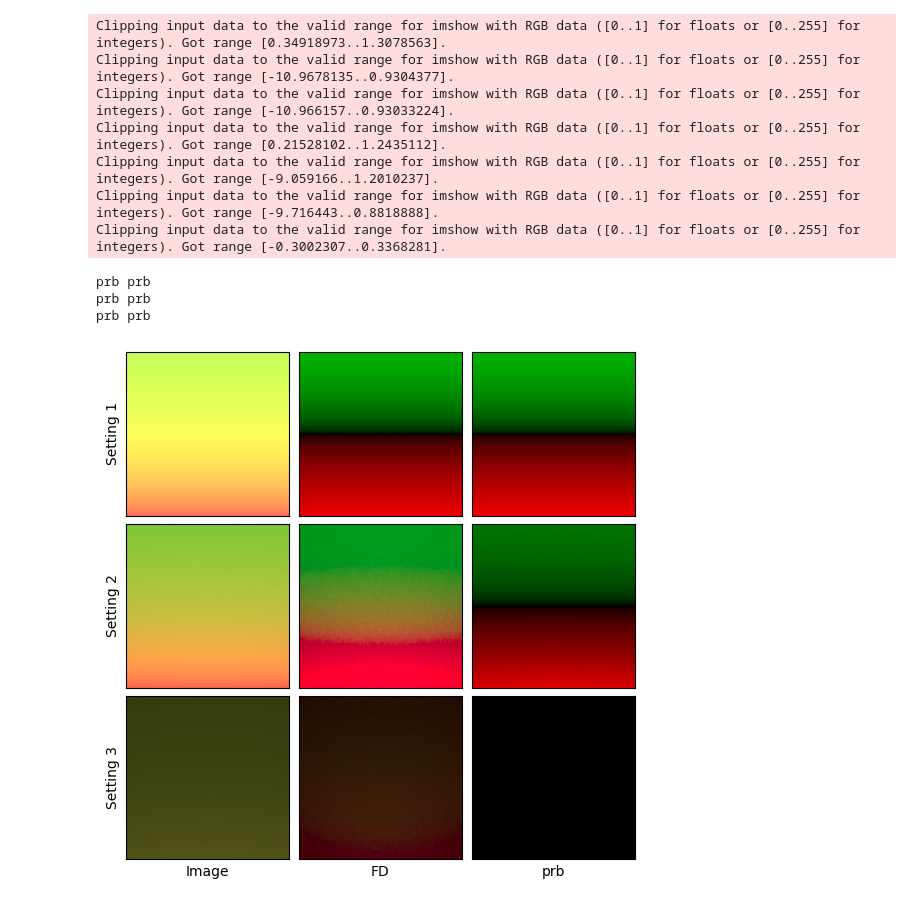
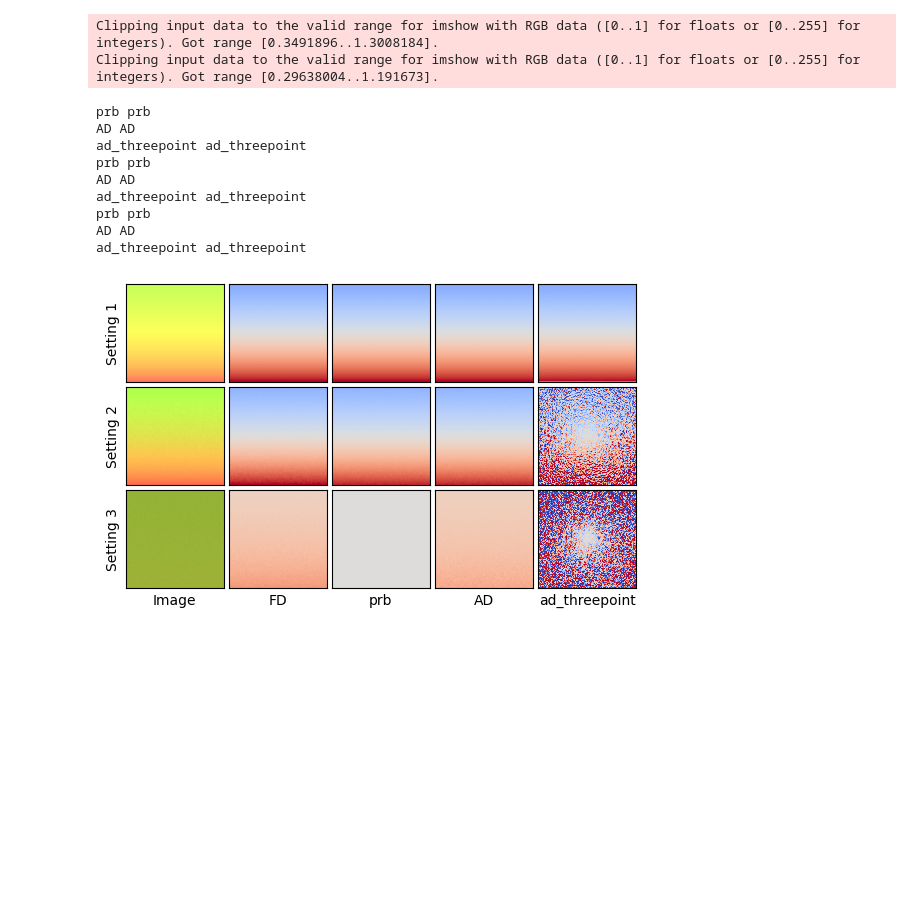
Before and after one commit to mworchel/mitsuba-missing-term, a Jupyter notebook: case_1_indirect_from_spatially_varying_emitter.ipynb, the cells around one changed output. Saved outputs shown, nothing was run; the diff lists cells and outputs as text; code cells hidden in the pictures; blank space fills up the shorter version.

Commit message:
Added three point form. Contains noise after first hit. Similar to reparam?!?

```diff
--- a/case_1_indirect_from_spatially_varying_emitter.ipynb
+++ b/case_1_indirect_from_spatially_varying_emitter.ipynb
@@ -19,7 +21,8 @@ class Setting(Enum):
     IndirectIllumination = 3
 # %%
 def create_scene(setting: Setting, integrator: str):
-    texture = create_gradient_image(32, 32, color_1=[1, 0, 0], color_2=[0, 1, 0])
+    texture = create_gradient_image(128, 128, color_1=[1, 0, 0], color_2=[0, 1, 0])
+    # texture = np.vstack([texture,texture,texture,texture,texture,texture,texture,texture,texture,texture])
     texture[:, :, 2] = 0.05
 
     scene_dict = {
@@ -43,9 +46,9 @@ def create_scene(setting: Setting, integrator: str):
                 "rfilter": { "type": "gaussian" },
                 "width": 128,
                 "height": 128,
-                "sample_border": True,
+                "sample_border": False,
             },
-            "sampler": { "type": "independent", "sample_count": 512, },
+            "sampler": { "type": "independent", "sample_count": 23**2, },
         },
 
         "surface_1": {
@@ -63,7 +66,7 @@ def create_scene(setting: Setting, integrator: str):
                 origin = [0, -2, -1],
                 target = [0, 0,  -1],
                 up=[0, 0, 1]
-            ).scale(0.75),
+            ).scale(10),
             "emitter": {
                 "type": "area",
                 "radiance": {
@@ -90,7 +93,7 @@ def create_scene(setting: Setting, integrator: str):
         }
         scene_dict["surface_2"]["emitter"]["radiance"] = {
             'type': 'rgb',
-            'value': 10.0,
+            'value': 2.0,
         }
 
     return scene_dict
@@ -129,7 +149,7 @@ def generate_data(integrators: List[str], settings: List[Setting]):
         data[setting] = []
 
         for integrator in tqdm(integrators, leave=False):
-            scene = mi.load_dict(create_scene(setting, integrator=integrator))
+            scene = mi.load_dict(create_scene(setting, integrator=integrator.lower()))
 
             params   = mi.traverse(scene)
             original = mi.Transform4f(params['surface_1.to_world'])
@@ -139,10 +159,10 @@ def generate_data(integrators: List[str], settings: List[Setting]):
 
             # Compute gradients
             render_with_offset = lambda x: mi.render(scene, params=apply_transform(params, original, x), seed=0)
-            grad_fd = compute_gradient_finite_differences(render_with_offset, 0., h=0.01)
+            grad_fd = compute_gradient_finite_differences(render_with_offset, 0., h=0.001)
             grad_fw = compute_gradient_forward(render_with_offset, 0.)
 
-            data[setting].append((integrator, img, grad_fd, grad_fw))
+            data[setting].append((integrator, img, grad_fd[...,0], grad_fw[...,0]))
 
     return data
 
@@ -155,7 +175,7 @@ def generate_figure(integrators: List[str], settings: List[Setting], data: dict,
     aspect       = (n_rows / n_cols)
     fig = plt.figure(1, figsize=(figure_width, aspect * figure_width), constrained_layout=False)
     gs  = fig.add_gridspec(n_rows, n_cols, wspace=0.05, hspace=0.05)
-
+    r = None
     for i, setting in enumerate(settings):
         setting_data = data[setting]
         for j, integrator in enumerate(integrators):
@@ -169,7 +189,12 @@ def generate_figure(integrators: List[str], settings: List[Setting], data: dict,
 
                 # Show FD of reference primal image
                 ax_fd = fig.add_subplot(gs[i, j + 1])
-                ax_fd.imshow(mi.Bitmap(setting_data[j][2]).convert(srgb_gamma=True))
+                # if r is None:
+                r = np.quantile(np.abs(setting_data[j][2]), 0.99)
+                if i == 2:
+                    r = np.quantile(np.abs(setting_data[j][2]), 0.99)*2
+                #r = np.maximum(r, 1)
+                ax_fd.imshow(setting_data[j][2], cmap='coolwarm', vmin=-r, vmax=r)
                 disable_ticks(ax_fd)
 
                 if i == len(settings) - 1:
@@ -180,7 +205,7 @@ def generate_figure(integrators: List[str], settings: List[Setting], data: dict,
 
             # Show forward-mode gradient
             ax_fw = fig.add_subplot(gs[i, j + 2])
-            ax_fw.imshow(mi.Bitmap(setting_data[j][3]).convert(srgb_gamma=True))
+            ax_fw.imshow(setting_data[j][3], cmap='coolwarm', vmin=-r, vmax=r)
             disable_ticks(ax_fw)
 
             if i == len(settings) - 1:
@@ -192,21 +217,23 @@ def generate_figure(integrators: List[str], settings: List[Setting], data: dict,
     output_dir.mkdir(exist_ok=True, parents=True)
     fig.savefig(output_path, facecolor='white', bbox_inches='tight')
 # %%
-integrators = ["prb"] # , "prb_projective"
+integrators = ["prb" , "prb_projective", "AD", "ad_threepoint" ]
+integrators = ["prb", "AD", "ad_threepoint" ]
 settings    = [Setting.Direct, Setting.VaryingBRDF, Setting.IndirectIllumination] # First two settings succeed with prb_reparam
 
 data = generate_data(integrators, settings)
 generate_figure(integrators, settings, data, Path("output/case_1.pdf"))
 # %% [output]
-Clipping input data to the valid range for imshow with RGB data ([0..1] for floats or [0..255] for integers). Got range [0.34918973..1.3078563].
-Clipping input data to the valid range for imshow with RGB data ([0..1] for floats or [0..255] for integers). Got range [-10.9678135..0.9304377].
-Clipping input data to the valid range for imshow with RGB data ([0..1] for floats or [0..255] for integers). Got range [-10.966157..0.93033224].
-Clipping input data to the valid range for imshow with RGB data ([0..1] for floats or [0..255] for integers). Got range [0.21528102..1.2435112].
-Clipping input data to the valid range for imshow with RGB data ([0..1] for floats or [0..255] for integers). Got range [-9.059166..1.2010237].
-Clipping input data to the valid range for imshow with RGB data ([0..1] for floats or [0..255] for integers). Got range [-9.716443..0.8818888].
-Clipping input data to the valid range for imshow with RGB data ([0..1] for floats or [0..255] for integers). Got range [-0.3002307..0.3368281].
+Clipping input data to the valid range for imshow with RGB data ([0..1] for floats or [0..255] for integers). Got range [0.3491896..1.3008184].
+Clipping input data to the valid range for imshow with RGB data ([0..1] for floats or [0..255] for integers). Got range [0.29638004..1.191673].
 prb prb
+AD AD
+ad_threepoint ad_threepoint
 prb prb
+AD AD
+ad_threepoint ad_threepoint
 prb prb
+AD AD
+ad_threepoint ad_threepoint
-[figure, old version]
+[figure, new version]
 # %%
```
Also changed, not shown: parts of 3 cells of this notebook, 1 other file.
